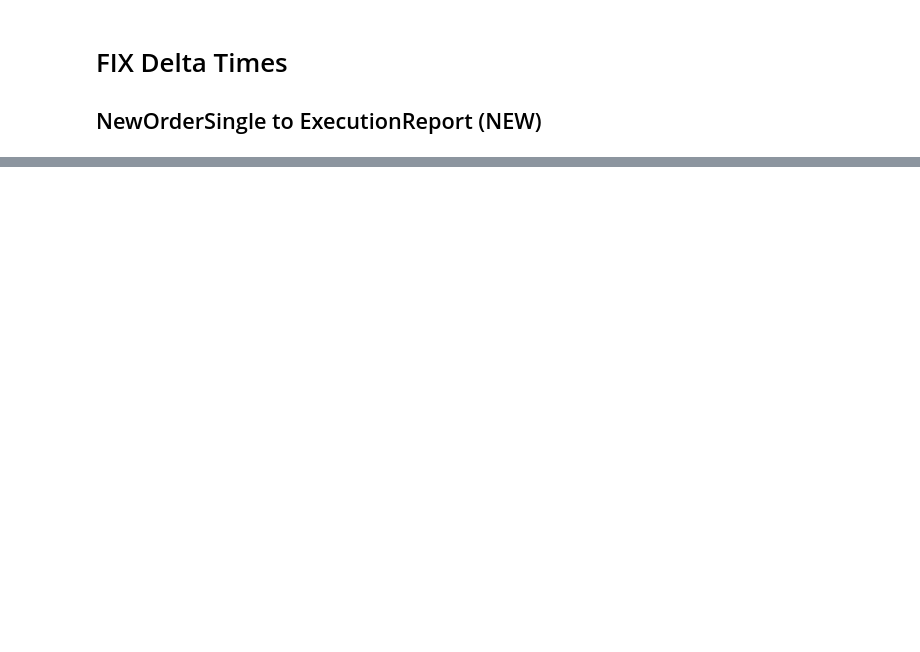
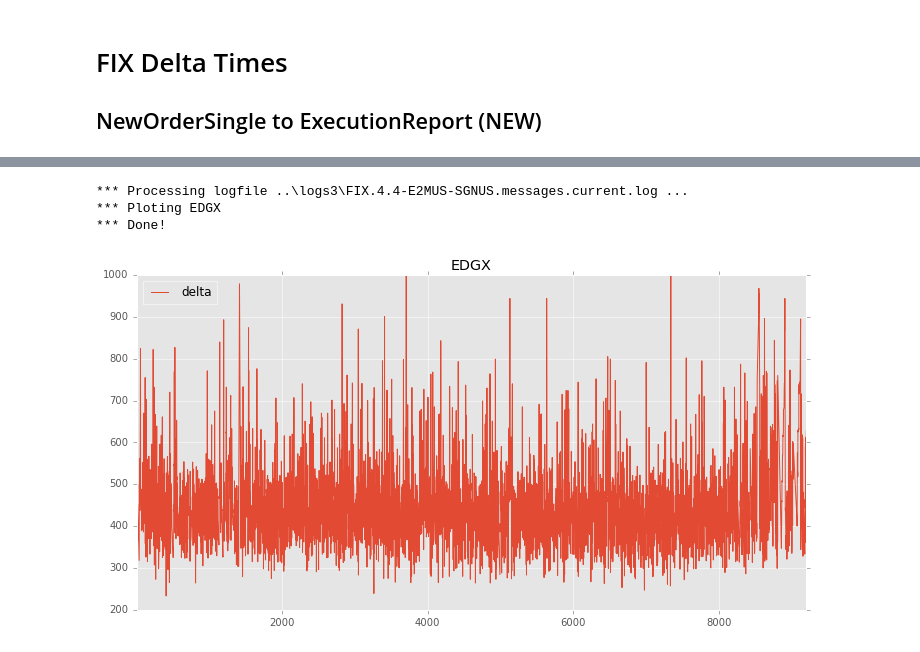
Before and after one commit to fybbr/gotcha, a Jupyter notebook: kiss/fixstats_byroutes.ipynb, the cells around one changed output, grey strips where cells are left out. Cells and saved outputs as stored; diff of their text form; code cells hidden in the pictures; blank space fills up the shorter version.

```diff
--- a/kiss/fixstats_byroutes.ipynb
+++ b/kiss/fixstats_byroutes.ipynb
@@ -11,0 +15,9 @@ Run date: 15/09/2016
+# %%
+pylab.rcParams['figure.figsize'] = (12, 6)
+%run FIXdaygroup.py
+plt.show()
+# %% [output]
+*** Processing logfile ..\logs3\FIX.4.4-E2MUS-SGNUS.messages.current.log ...
+*** Ploting EDGX
+*** Done!
+[figure, added]
```
Also changed, not shown: parts of 3 cells of this notebook, 1 other file.
